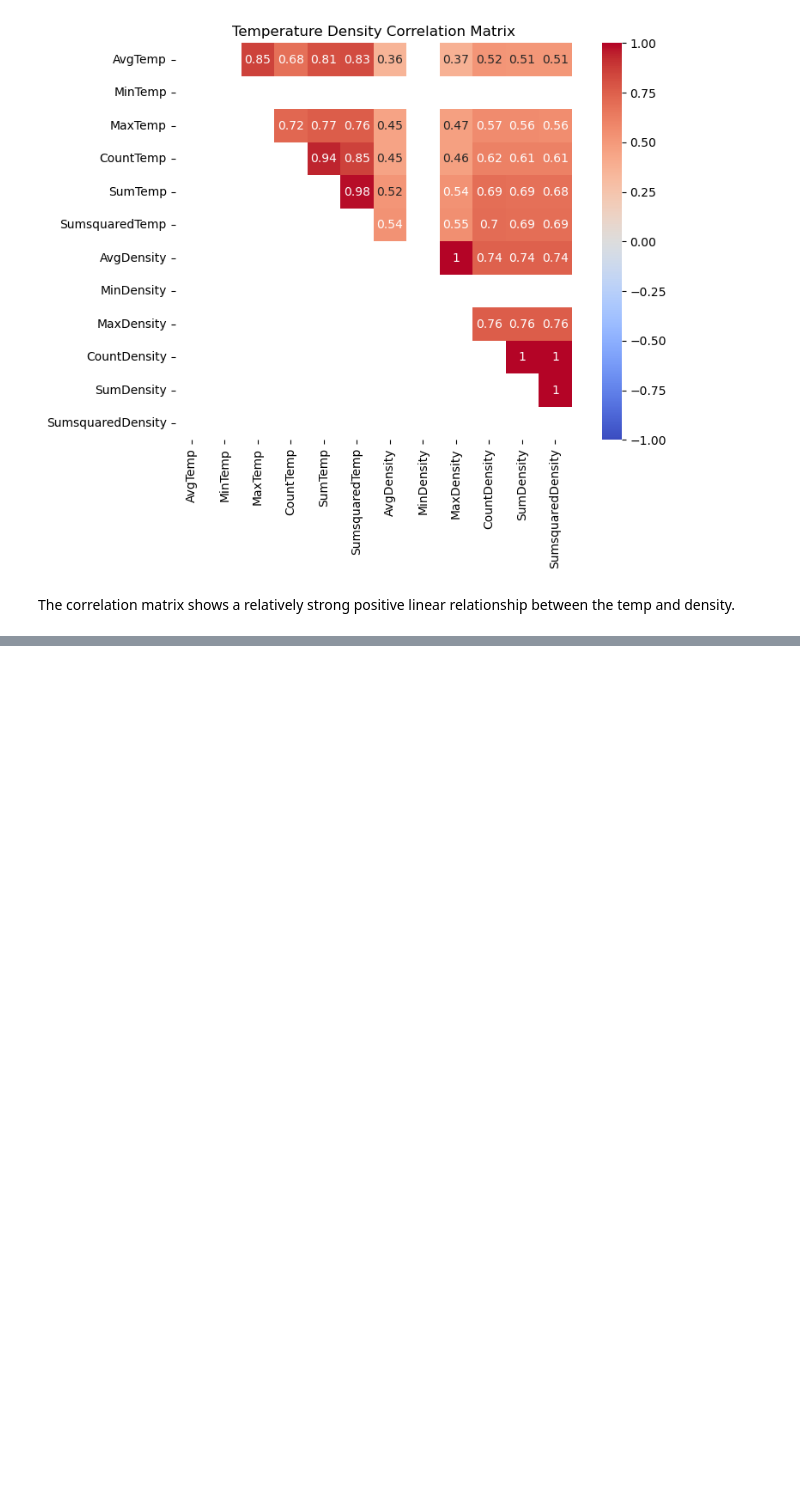
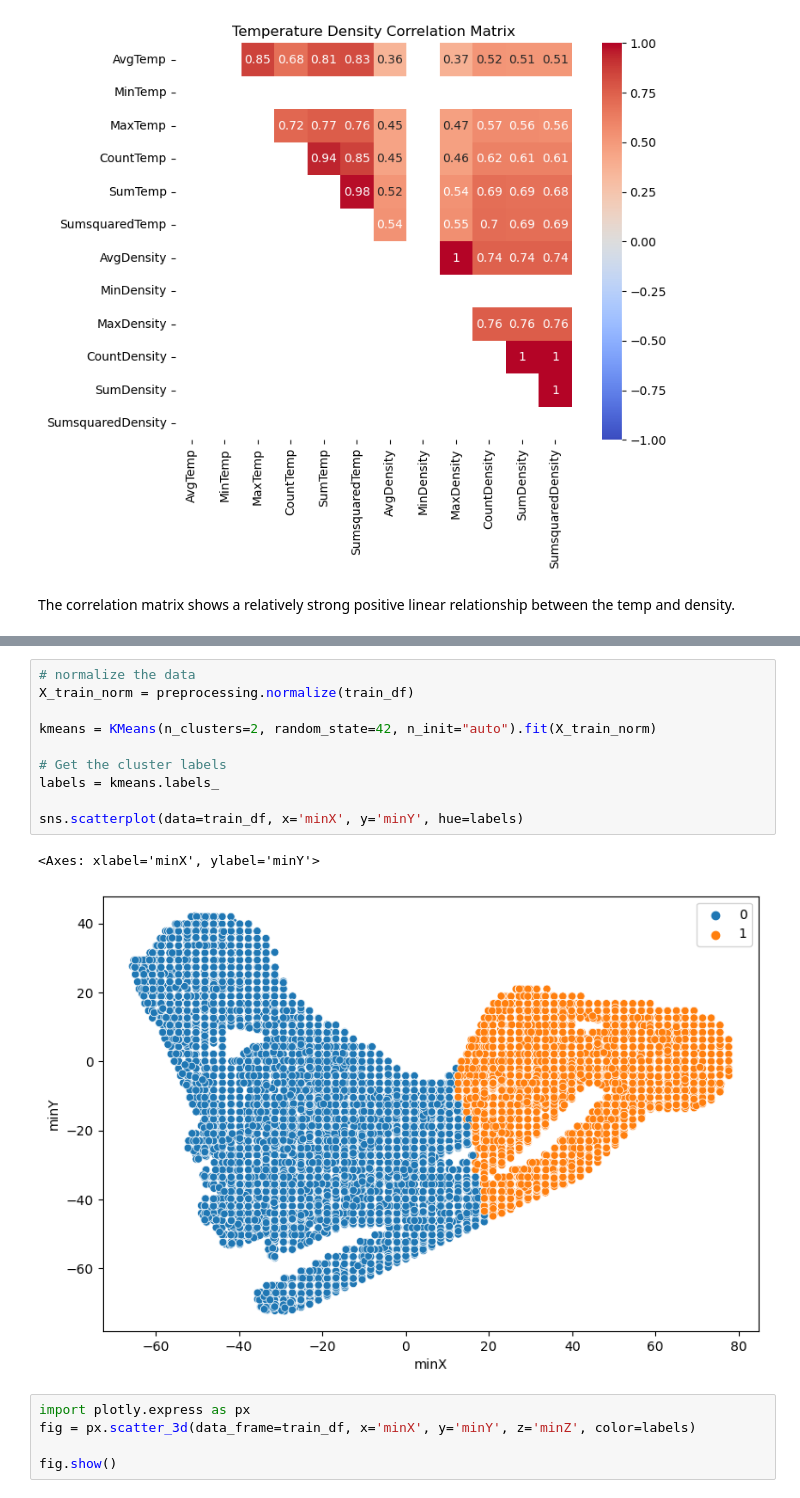
Before and after one commit to msskzx/problem-solvn, a Jupyter notebook: python_solutions/challenges/three-d-printer/three_d_printer.ipynb, the cells around one changed output, grey strips where cells are left out. Drawn from its saved outputs; the diff is of its cells as text; blank space fills up the shorter version.

```diff
--- a/python_solutions/challenges/three-d-printer/three_d_printer.ipynb
+++ b/python_solutions/challenges/three-d-printer/three_d_printer.ipynb
@@ -144,0 +200,18 @@ The correlation matrix shows a relatively strong positive linear relationship be
+# %%
+# normalize the data
+X_train_norm = preprocessing.normalize(train_df)
+
+kmeans = KMeans(n_clusters=2, random_state=42, n_init="auto").fit(X_train_norm)
+
+# Get the cluster labels
+labels = kmeans.labels_
+
+sns.scatterplot(data=train_df, x='minX', y='minY', hue=labels)
+# %% [output]
+<Axes: xlabel='minX', ylabel='minY'>
+[figure, added]
+# %%
+import plotly.express as px
+fig = px.scatter_3d(data_frame=train_df, x='minX', y='minY', z='minZ', color=labels)
+
+fig.show()
```
Also changed, not shown: parts of 8 cells of this notebook.
